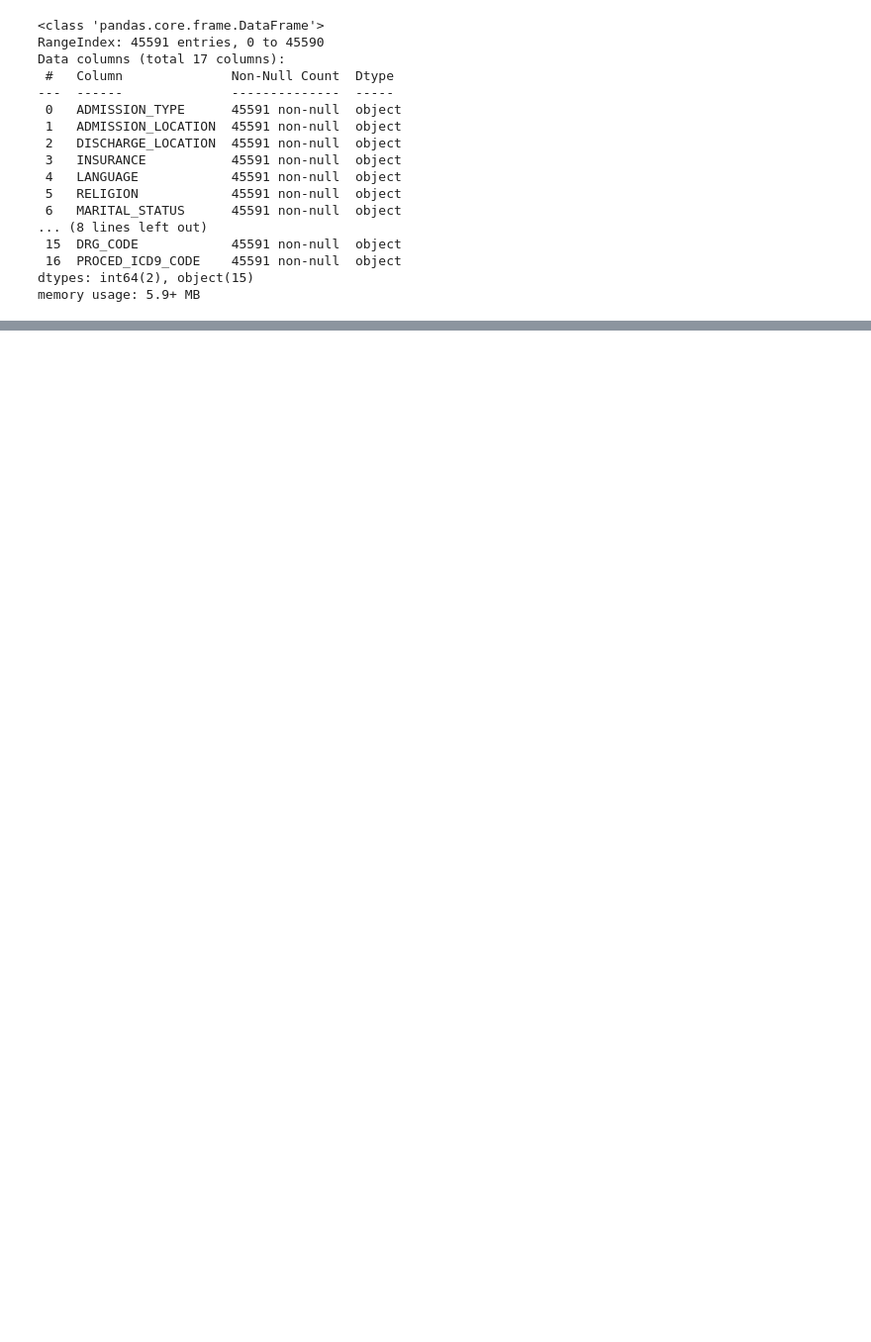
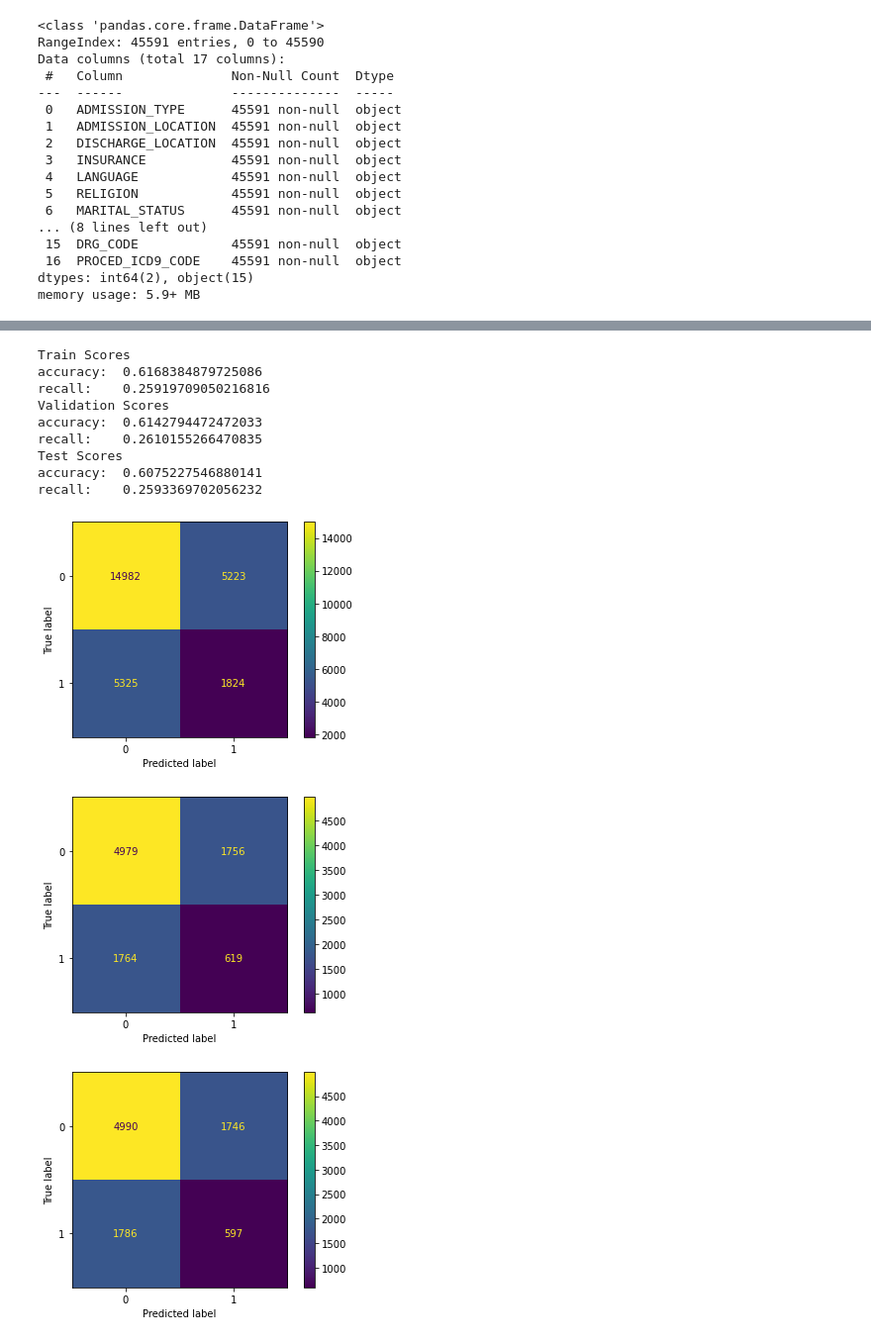
Before and after one commit to arthurk2323/hospital_readmissions_nlp, a Jupyter notebook: 02_Modeling_v1.ipynb, the cells around one changed output, grey strips where cells are left out. Shown at 99% size. Cells and saved outputs as stored; diff of their text form; code cells hidden in the pictures; blank space fills up the shorter version.

```diff
--- a/02_Modeling_v1.ipynb
+++ b/02_Modeling_v1.ipynb
@@ -104,0 +141,4 @@ sample_doc = tokenizer.tokenize(sample_document)
+# %%
+tfvec = TfidfVectorizer(stop_words=sw, token_pattern=pattern, max_features=max_features)
+# %%
+tfidf_train_1, tfidf_val_1, tfidf_test_1, tfidf_train_2, tfidf_val_2, tfidf_test_2 = vectorizing(tfvec, X_train, X_val, X_test)
@@ -104,0 +221,20 @@ sample_doc = tokenizer.tokenize(sample_document)
+# %%
+dummy_clf = DummyClassifier(strategy="stratified")
+dummy_clf.fit(tfidf_train_1, y_train)
+
+scores(dummy_clf, tfidf_train_1, y_train, 'Train')
+scores(dummy_clf, tfidf_val_1, y_val, 'Validation')
+scores(dummy_clf, tfidf_test_1, y_test, 'Test')
+# %% [output]
+Train Scores
+accuracy:  0.6168384879725086
+recall:    0.25919709050216816
+Validation Scores
+accuracy:  0.6142794472472033
+recall:    0.2610155266470835
+Test Scores
+accuracy:  0.6075227546880141
+recall:    0.2593369702056232
+[figure, added]
+[figure, added]
+[figure, added]
```
Also changed, not shown: parts of 62 cells of this notebook, 1 other file.
